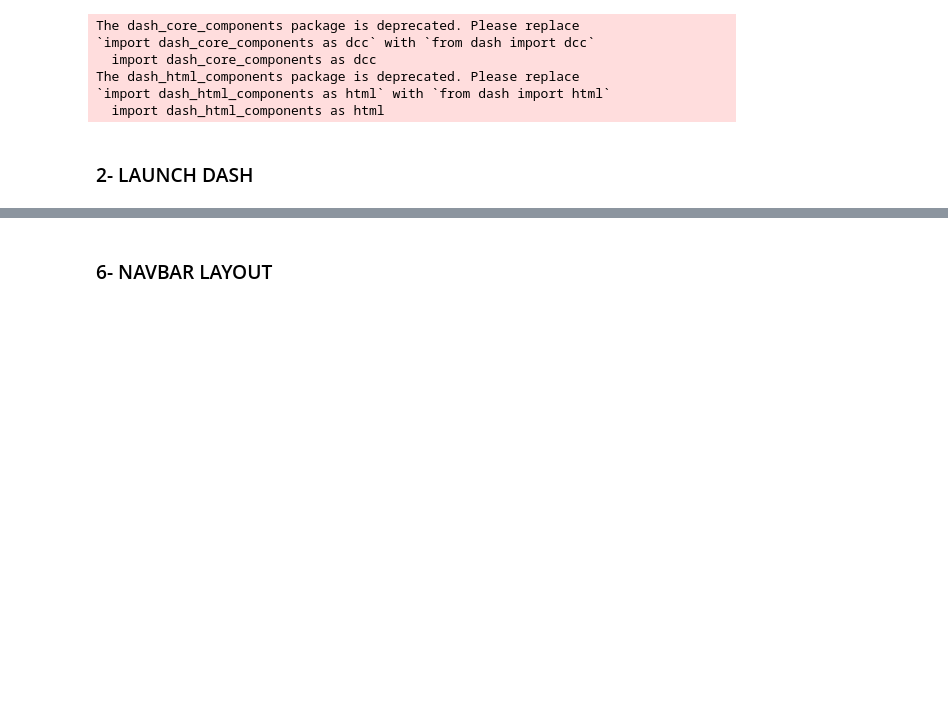
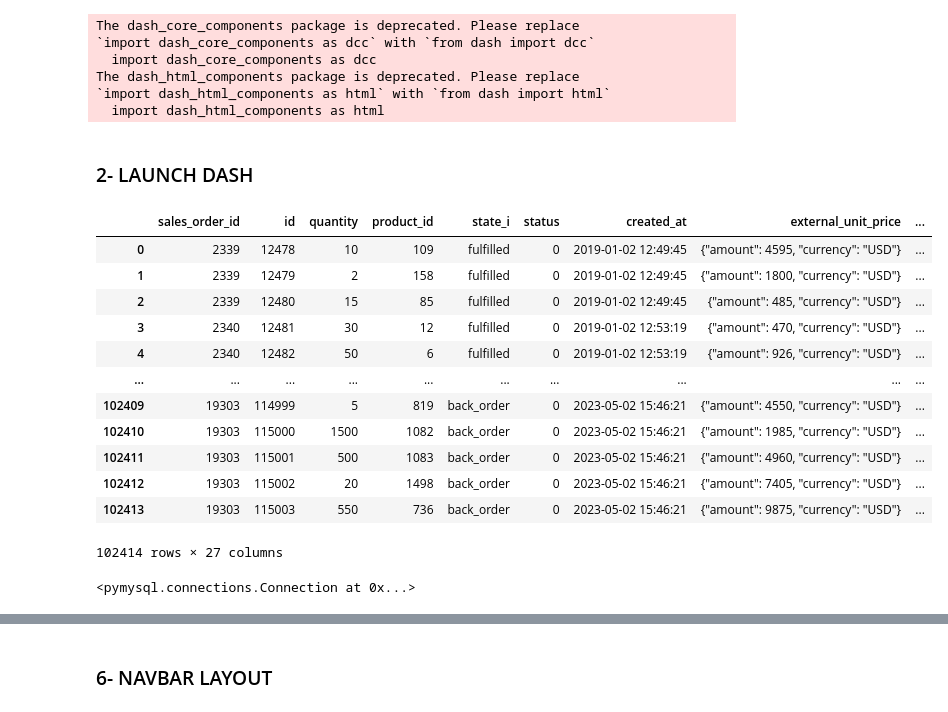
Before and after one commit to pepeette/sales_analytics_dashboard_viz, a Jupyter notebook: dash_board/landing2SQL-Copy1.ipynb, the cells around one changed output, grey strips where cells are left out. Drawn from its saved outputs; the diff is of its cells as text; code cells hidden in the pictures; blank space fills up the shorter version.

```diff
--- a/dash_board/landing2SQL-Copy1.ipynb
+++ b/dash_board/landing2SQL-Copy1.ipynb
@@ -51,7 +52,7 @@ app.title = 'Dashboard'
 cache = Cache(app.server, config={
     'CACHE_TYPE': 'filesystem',
     'CACHE_DIR': 'cache-directory',
-    'CACHE_DEFAULT_TIMEOUT': 86400  # 24 hours
+    #'CACHE_DEFAULT_TIMEOUT': 86400  # 24 hours
 })
 # %%
 def read_data():
@@ -64,11 +65,27 @@ def read_data():
     if os.path.isfile('EZItotalFull.csv'):
         data = pd.read_csv('EZItotalFull.csv').to_dict('records')
         # Store the data in the cache
-        cache.set('data', data)
+        #cache.set('data', data)
         return pd.DataFrame.from_dict(data)
 
     # If data is not in the cache and the CSV file does not exist, return an empty DataFrame
     return pd.DataFrame()
+# %%
+read_data()
+# %% [output]
+|  | sales_order_id | id | quantity | product_id | state_i | status | created_at | external_unit_price | ... |
+| 0 | 2339 | 12478 | 10 | 109 | fulfilled | 0 | 2019-01-02 12:49:45 | {"amount": 4595, "currency": "USD"} | ... |
+| 1 | 2339 | 12479 | 2 | 158 | fulfilled | 0 | 2019-01-02 12:49:45 | {"amount": 1800, "currency": "USD"} | ... |
+| 2 | 2339 | 12480 | 15 | 85 | fulfilled | 0 | 2019-01-02 12:49:45 | {"amount": 485, "currency": "USD"} | ... |
+| 3 | 2340 | 12481 | 30 | 12 | fulfilled | 0 | 2019-01-02 12:53:19 | {"amount": 470, "currency": "USD"} | ... |
+| 4 | 2340 | 12482 | 50 | 6 | fulfilled | 0 | 2019-01-02 12:53:19 | {"amount": 926, "currency": "USD"} | ... |
+| ... | ... | ... | ... | ... | ... | ... | ... | ... | ... |
+| 102409 | 19303 | 114999 | 5 | 819 | back_order | 0 | 2023-05-02 15:46:21 | {"amount": 4550, "currency": "USD"} | ... |
+| 102410 | 19303 | 115000 | 1500 | 1082 | back_order | 0 | 2023-05-02 15:46:21 | {"amount": 1985, "currency": "USD"} | ... |
+| 102411 | 19303 | 115001 | 500 | 1083 | back_order | 0 | 2023-05-02 15:46:21 | {"amount": 4960, "currency": "USD"} | ... |
+| 102412 | 19303 | 115002 | 20 | 1498 | back_order | 0 | 2023-05-02 15:46:21 | {"amount": 7405, "currency": "USD"} | ... |
+| 102413 | 19303 | 115003 | 550 | 736 | back_order | 0 | 2023-05-02 15:46:21 | {"amount": 9875, "currency": "USD"} | ... |
+102414 rows × 27 columns
 # %%
 # Define connection parameters
 
@@ -82,3 +99,7 @@ def get_database_connection():
         #DB_NAME = 'mydatabase',
     )
     return connection
+# %%
+get_database_connection()
+# %% [output]
+<pymysql.connections.Connection at 0x...>
```
Also changed, not shown: parts of 13 cells of this notebook.
